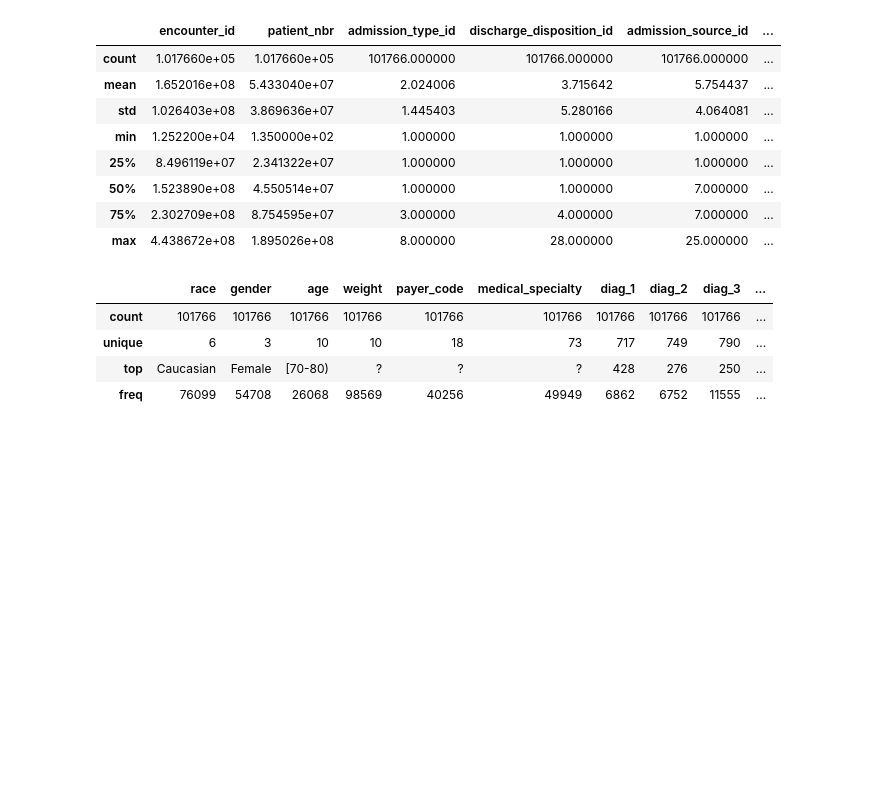
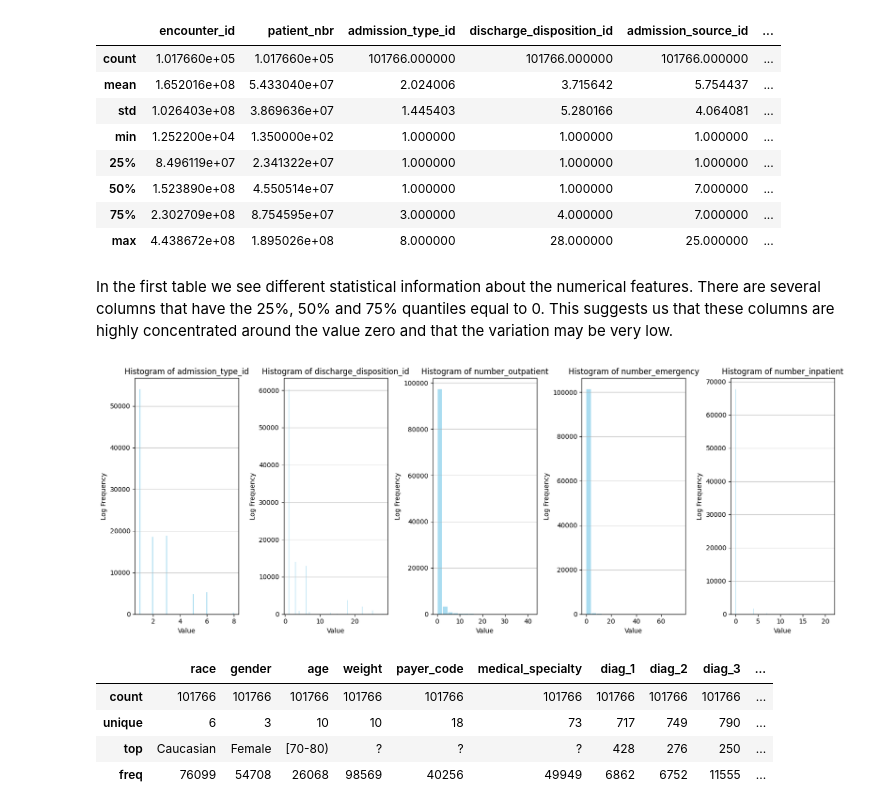
Before and after one commit to axelmezini/Diabetes-readmissions_Notebook, a Jupyter notebook: notebook.ipynb, the cells around one changed output. Saved outputs shown, nothing was run; the diff lists cells and outputs as text; code cells hidden in the pictures; blank space fills up the shorter version.

```diff
--- a/notebook.ipynb
+++ b/notebook.ipynb
@@ -43,6 +57,27 @@ data.describe()
 | 50% | 1.523890e+08 | 4.550514e+07 | 1.000000 | 1.000000 | 7.000000 | ... |
 | 75% | 2.302709e+08 | 8.754595e+07 | 3.000000 | 4.000000 | 7.000000 | ... |
 | max | 4.438672e+08 | 1.895026e+08 | 8.000000 | 28.000000 | 25.000000 | ... |
+# %% [markdown]
+In the first table we see different statistical information about the numerical features. There are several columns that have the 25%, 50% and 75% quantiles equal to 0. This suggests us that these columns are highly concentrated around the value zero and that the variation may be very low.
+# %%
+columns_to_plot = ['admission_type_id', 'discharge_disposition_id', 'number_outpatient', 'number_emergency', 'number_inpatient']
+
+fig, axes = plt.subplots(nrows=1, ncols=5, figsize=(16, 6))
+
+# Plot histograms for each column
+for i, column in enumerate(columns_to_plot):
+    ax = axes[i]
+    ax.hist(data[column], bins='auto', color='skyblue', alpha=0.7, rwidth=0.85)
+    ax.set_title(f'Histogram of {column}')
+    ax.set_xlabel('Value')
+    ax.set_ylabel('Log Frequency')
+    ax.grid(axis='y', alpha=0.75)
+
+# Adjust layout
+plt.tight_layout()
+plt.show()
+# %% [output]
+[figure, added]
 # %%
 data.describe(include='object')
 # %% [output]
```
Also changed, not shown: parts of 9 cells of this notebook.
